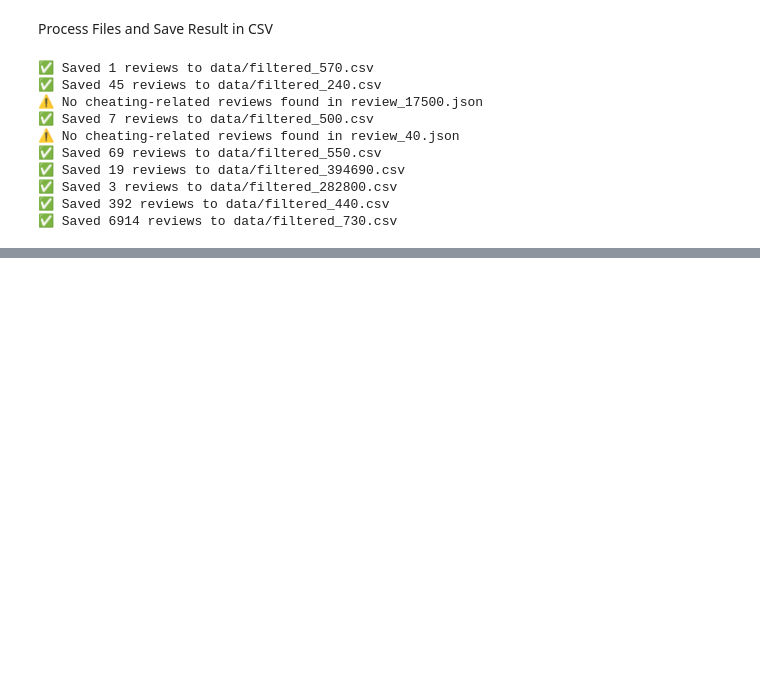
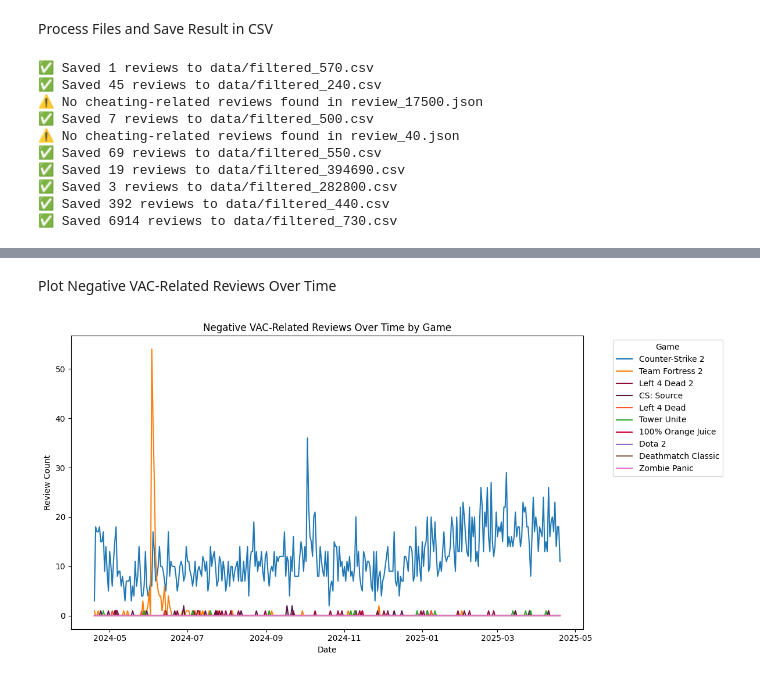
Before and after one commit to adj2k/SteamVAC, a Jupyter notebook: vac_project.ipynb, the cells around one changed output, grey strips where cells are left out. Saved outputs shown, nothing was run; the diff lists cells and outputs as text; code cells hidden in the pictures; blank space fills up the shorter version.

```diff
--- a/vac_project.ipynb
+++ b/vac_project.ipynb
@@ -132,0 +227,31 @@ for filename in os.listdir(data_folder):
+# %% [markdown]
+Plot Negative VAC-Related Reviews Over Time
+# %%
+import matplotlib.pyplot as plt
+
+custom_colors = {
+    'Counter-Strike 2': '#1f77b4',
+    'Team Fortress 2': '#ff7f0e',
+    'Left 4 Dead 2': '#900C3F',
+    'CS: Source': '#581845',
+    'Left 4 Dead': '#FF5733',
+    'Tower Unite': '#2ca02c',
+    '100% Orange Juice': '#C70039',
+    'Dota 2': '#9467bd',
+    'Deathmatch Classic': '#8c564b',
+    'Zombie Panic': '#e377c2'
+}
+# === Plotting: Time Series of Negative Reviews ===
+negatives_by_date.plot(
+    figsize=(12, 6),
+    title="Negative VAC-Related Reviews Over Time by Game",
+    color=[custom_colors[game] for game in negatives_by_date.columns]
+)
+
+plt.xlabel("Date")
+plt.ylabel("Review Count")
+plt.legend(title="Game", bbox_to_anchor=(1.05, 1), loc='upper left')
+plt.tight_layout()
+plt.show()
+# %% [output]
+[figure, added]
```
Also changed, not shown: parts of 15 cells of this notebook.
